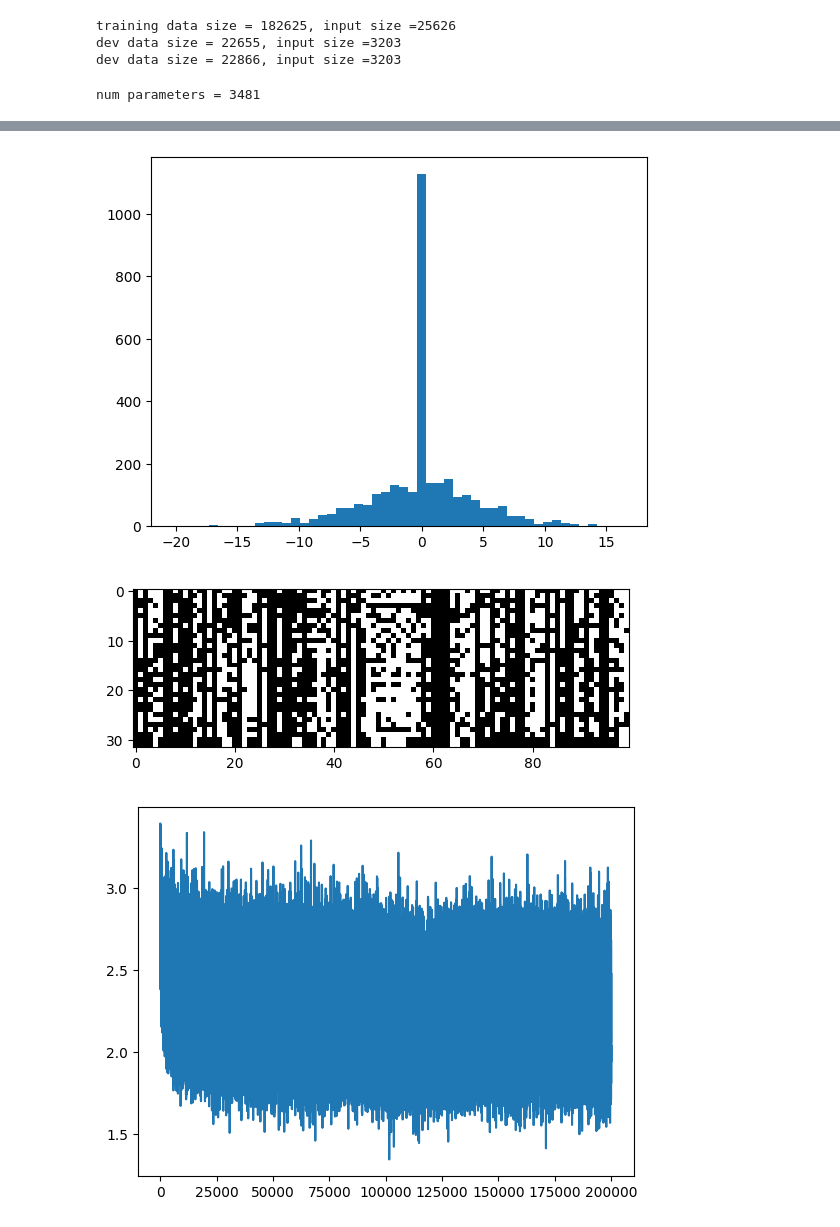
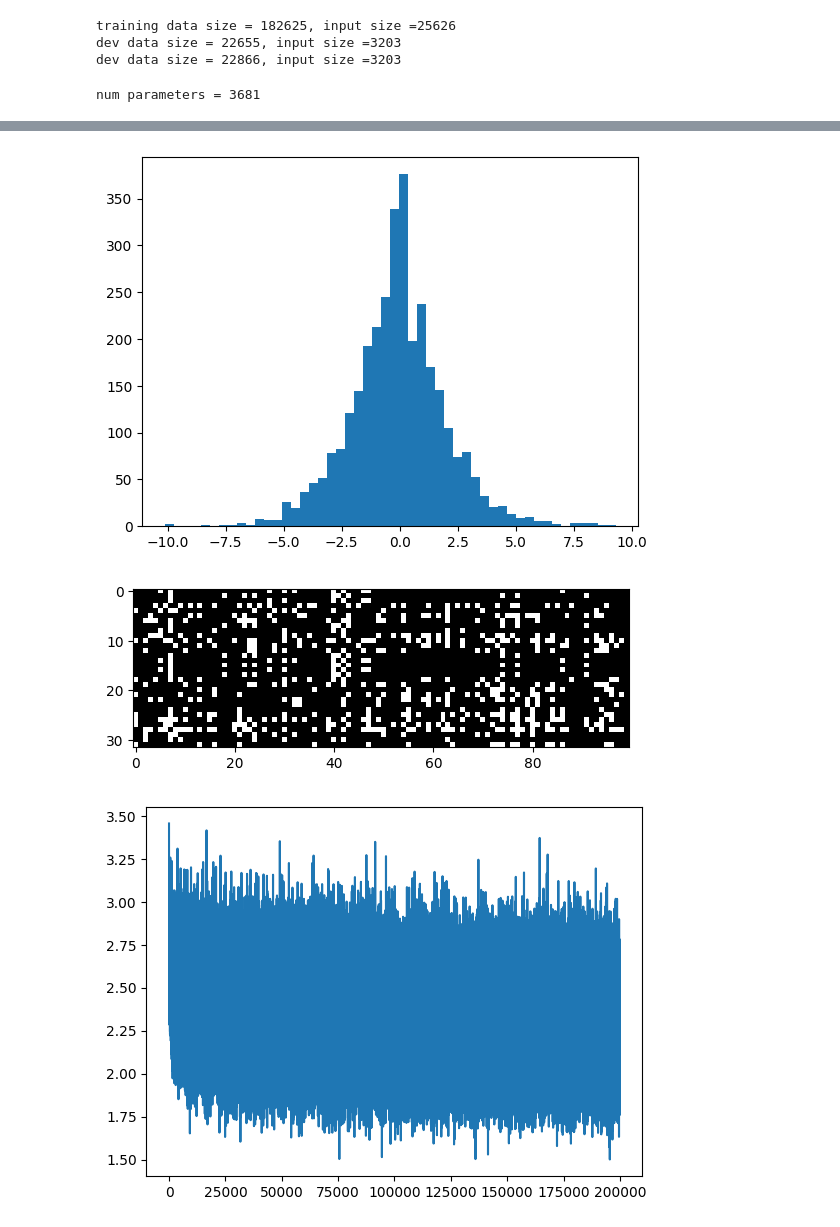
Before and after one commit to popescualexandrucristian/andrej_karpathy_ai_trainining_2024, a Jupyter notebook: building_makemore/the_spelled-out_intro_to_language_modeling_building_makemore_04.ipynb, the cells around one changed output, grey strips where cells are left out. Saved outputs shown, nothing was run; the diff lists cells and outputs as text; code cells hidden in the pictures.

```diff
--- a/building_makemore/the_spelled-out_intro_to_language_modeling_building_makemore_04.ipynb
+++ b/building_makemore/the_spelled-out_intro_to_language_modeling_building_makemore_04.ipynb
@@ -109,7 +109,10 @@ def crate_model_parameters(alphabet_size, num_embading_dimensions, embading_size
     W2 = torch.randn((number_of_neurons_in_the_hiden_layer, alphabet_size), generator=g) * w2_correction #set because we don't like the initial lose
     b2 = torch.randn(alphabet_size, generator=g) * 0.0001 #set because we don't like the initial lose
 
-    params = (g, C, W1, b1, W2, b2)
+    bngain = torch.ones((1, number_of_hiden_nerons))
+    bnbias = torch.zeros((1, number_of_hiden_nerons))
+
+    params = (g, C, W1, b1, W2, b2, bngain, bnbias)
 
     #torch has a magical nature, if you mark a tensor with requires_grad then you can't do this for any of the tensors derived from it.
     #better to set this on all the elements that are part of the model at the end of the initialization.
@@ -119,7 +122,7 @@ def crate_model_parameters(alphabet_size, num_embading_dimensions, embading_size
     return params
 
 def forward(parameters, xs, num_embading_dimensions, embading_size):
-    g, C, W1, b1, W2, b2 = parameters
+    g, C, W1, b1, W2, b2, bngain, bnbias = parameters
     #embade xs in C
     emb = C[xs]
 
@@ -137,12 +140,20 @@ def forward(parameters, xs, num_embading_dimensions, embading_size):
     return prob
 
 def calculate_loss(parameters, xs, ys, num_embading_dimensions, embading_size, plot_h=False):
-    g, C, W1, b1, W2, b2 = parameters
+    g, C, W1, b1, W2, b2, bngain, bnbias = parameters
     #embade xs in C
     emb = C[xs] #embad the characters in to the vector space C
     embcat = emb.view(-1,num_embading_dimensions * embading_size) # view the embadings in a matrix where all the embading data is in the same row
     #apply the hiden layer
     hprecat = embcat @ W1 + b1
+
+    #normalize the hiden layer state
+    #because we will do a tanh on this after we want to have roughly a gausian shape for the data so we would always learn,
+    #we don't want to big or to small values so we won't be on the pateu of the tenh where the gradient is 0
+    #we have bngain and bnbias as a trainable weight for this so the network can bias this so we won't go to a local maxima.
+    #this helps a lot with the quality of the initial untrained weights.(basically you can skeep the stuff that we did in the scaling of the parameter generation)
+    hprecat = (bngain * (hprecat - hprecat.mean(0, keepdim=True)) / hprecat.std(0, keepdim=True)) + bnbias
+
     h = torch.tanh(hprecat)
 
 
@@ -178,12 +189,13 @@ parameters = crate_model_parameters(alphabet_size, num_embading_dimensions, embe
 num_parameters = sum(p.nelement() for p in parameters[1:])
 print(f'num parameters = {num_parameters}')
 # %% [output]
-num parameters = 3481
+num parameters = 3681
 # %%
 #training
-max_steps = 200000
+max_steps = 200_000
 batch_size = 32
 lossi = []
+
 for i in range(max_steps):
     ##mini batch
     batch_indexes = torch.randint(0, Xtr.shape[0], (batch_size,))
@@ -214,6 +226,6 @@ plt.show()
-[figure, old version]
+[figure, new version]
-[figure, old version]
+[figure, new version]
-[figure, old version]
+[figure, new version]
 # %%
 @torch.no_grad() # disable the calculation of gradients
 def split_loss(split):
```
Also changed, not shown: parts of 3 cells of this notebook.
